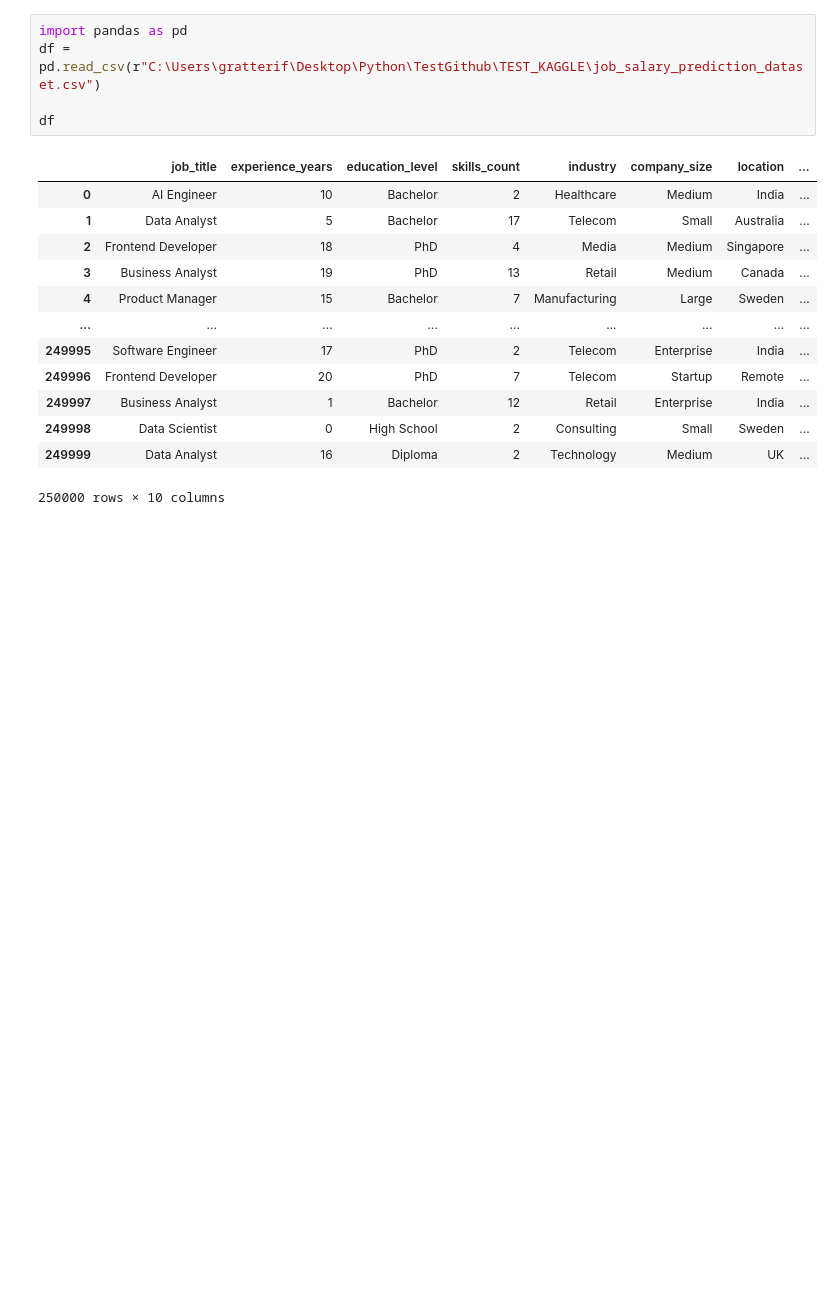
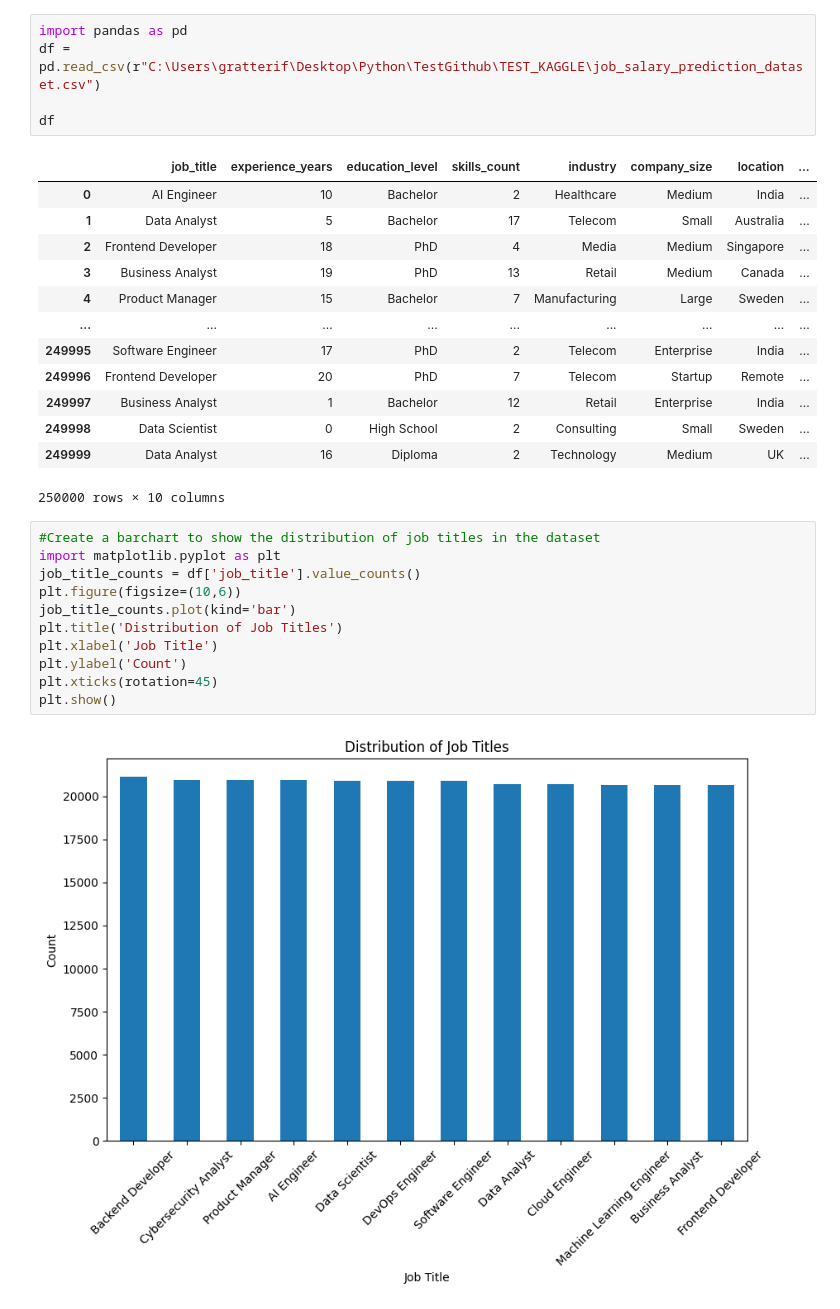
Before and after one commit to GRATTEXV2/TEST_KAGGLE, a Jupyter notebook: Analisi_Kaggle.ipynb, the cells around one changed output. Saved outputs shown, nothing was run; the diff lists cells and outputs as text; blank space fills up the shorter version.

```diff
--- a/Analisi_Kaggle.ipynb
+++ b/Analisi_Kaggle.ipynb
@@ -17,3 +17,16 @@ df
 | 249998 | Data Scientist | 0 | High School | 2 | Consulting | Small | Sweden | ... |
 | 249999 | Data Analyst | 16 | Diploma | 2 | Technology | Medium | UK | ... |
 250000 rows × 10 columns
+# %%
+#Create a barchart to show the distribution of job titles in the dataset
+import matplotlib.pyplot as plt
+job_title_counts = df['job_title'].value_counts()
+plt.figure(figsize=(10,6))
+job_title_counts.plot(kind='bar')
+plt.title('Distribution of Job Titles')
+plt.xlabel('Job Title')
+plt.ylabel('Count')
+plt.xticks(rotation=45)
+plt.show()
+# %% [output]
+[figure, added]
```
